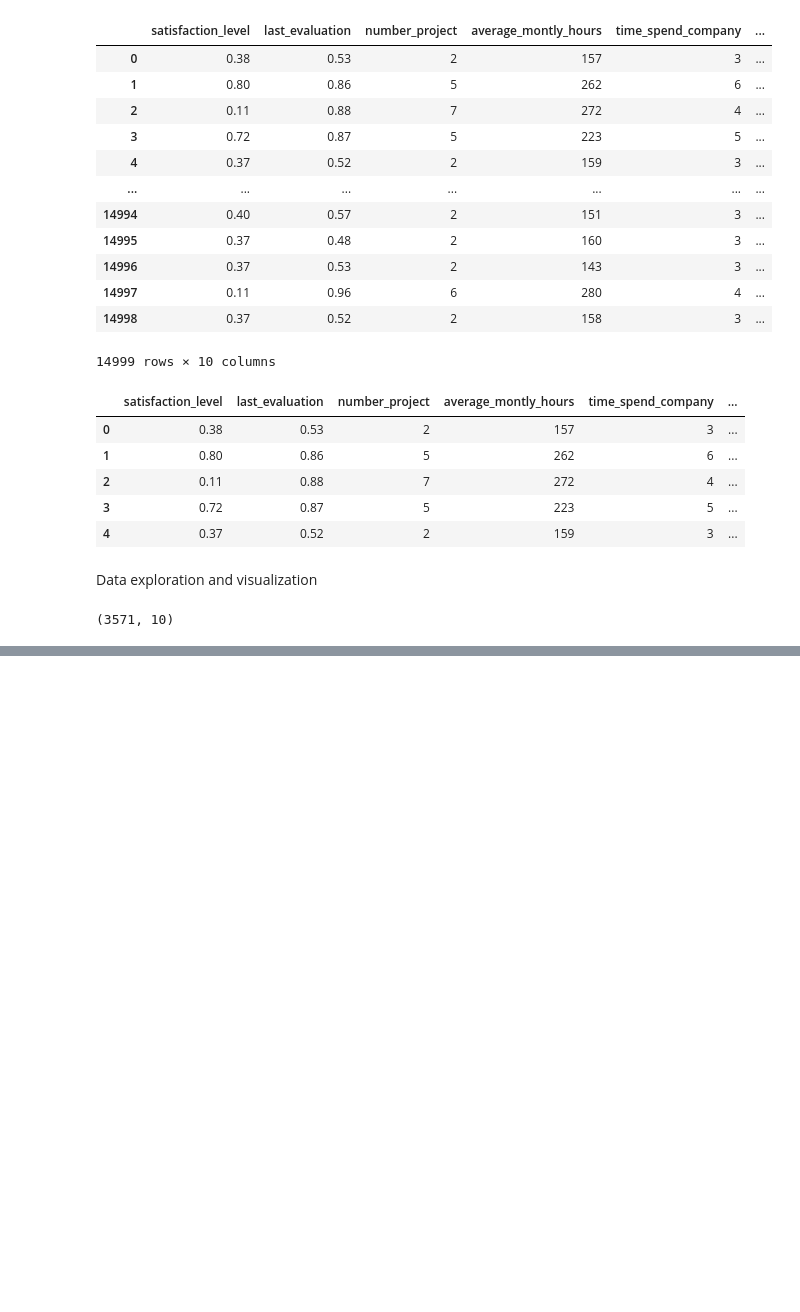
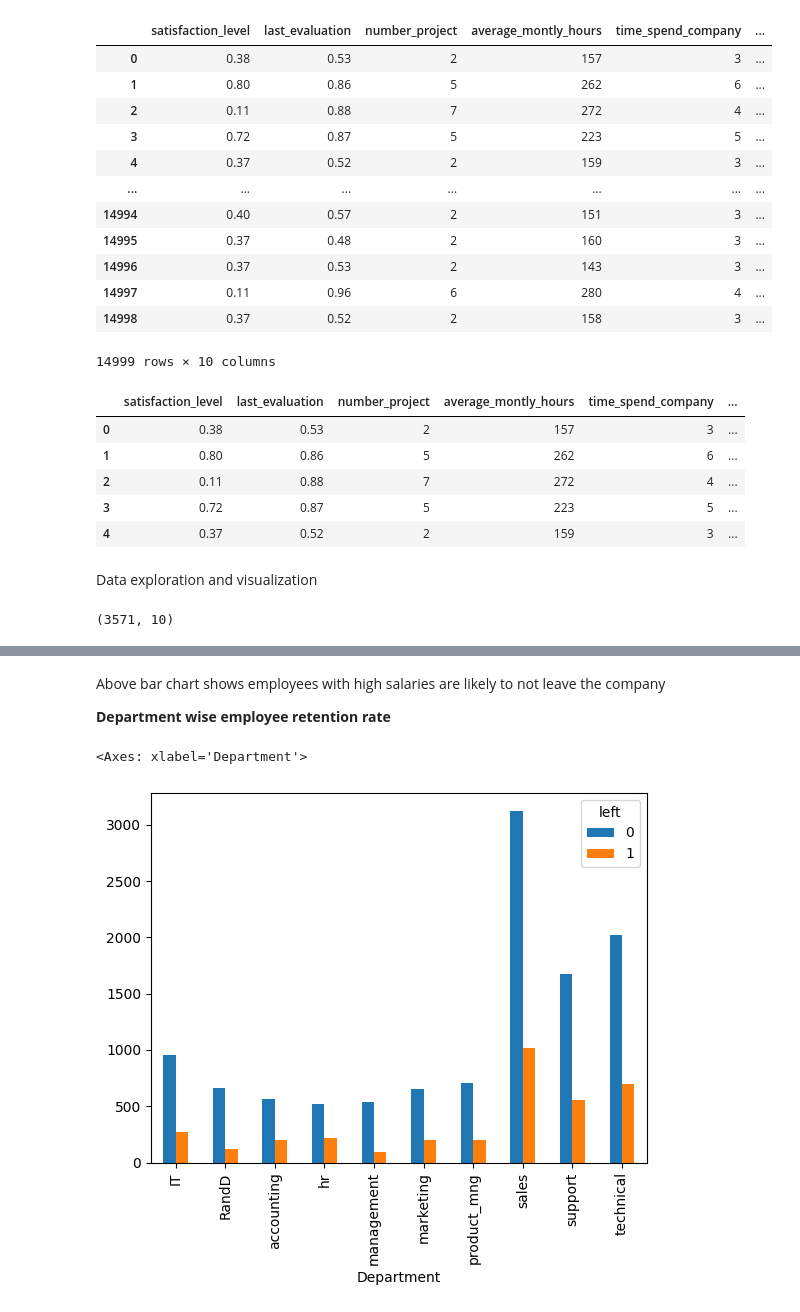
Before and after one commit to AtharvGore14/Machine_Learning, a Jupyter notebook: 07_Logistic_Regression/logistical_exercise.ipynb, the cells around one changed output, grey strips where cells are left out. Cells and saved outputs as stored; diff of their text form; code cells hidden in the pictures; blank space fills up the shorter version.

```diff
--- a/07_Logistic_Regression/logistical_exercise.ipynb
+++ b/07_Logistic_Regression/logistical_exercise.ipynb
@@ -41,0 +68,9 @@ retained
+# %% [markdown]
+Above bar chart shows employees with high salaries are likely to not leave the company
+
+**Department wise employee retention rate**
+# %%
+pd.crosstab(df.Department, df.left).plot(kind='bar')
+# %% [output]
+<Axes: xlabel='Department'>
+[figure, added]
```
Also changed, not shown: parts of 24 cells of this notebook.
